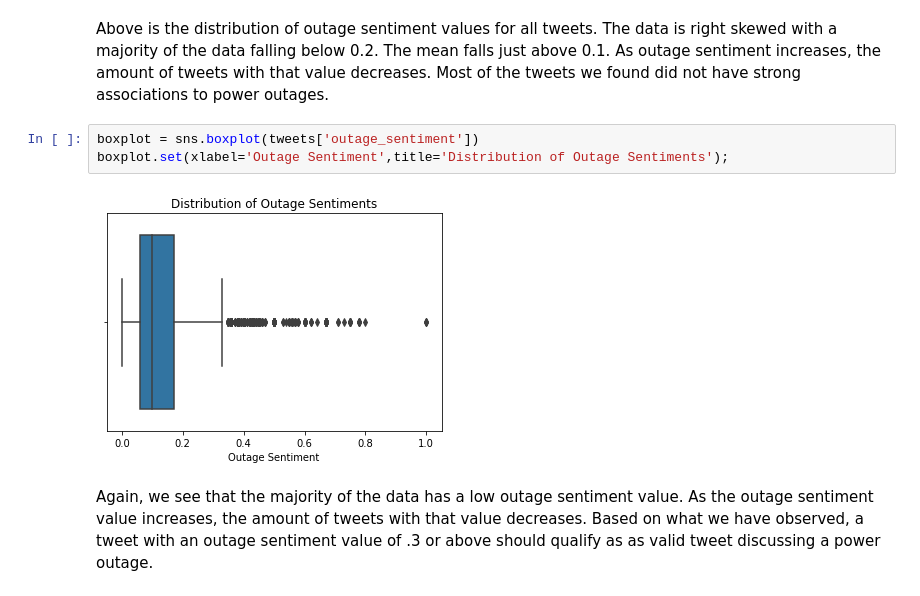
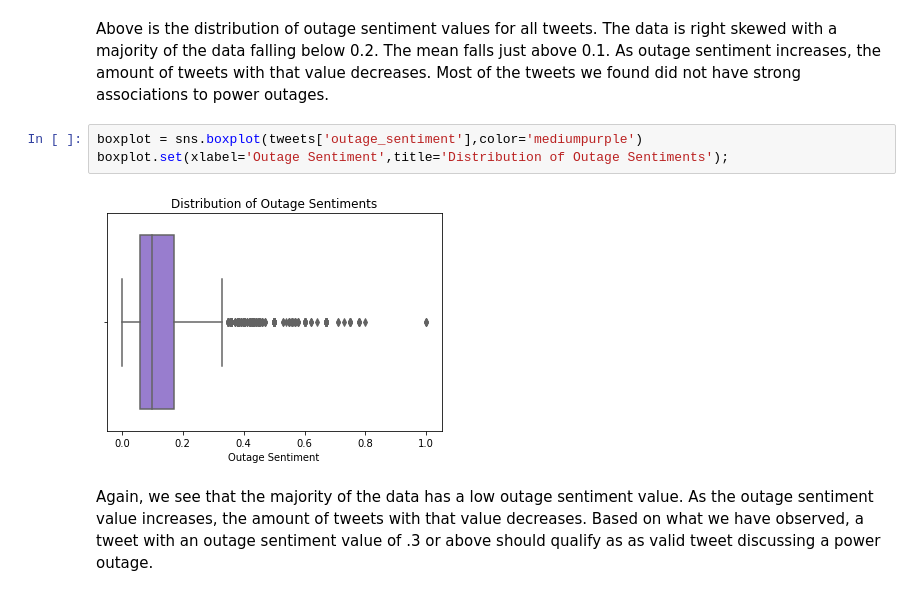
Before and after one commit to dmedellin2/mapping_power_outages, a Jupyter notebook: danielle/03_EDA.ipynb, the cells around one changed output. Cells and saved outputs as stored; diff of their text form.

```diff
--- a/danielle/03_EDA.ipynb
+++ b/danielle/03_EDA.ipynb
@@ -112,9 +126,9 @@ plt.vlines(x=tweets['outage_sentiment'].mean(),ymin=0, ymax=8300,color='blue');
 # %% [markdown]
 Above is the distribution of outage sentiment values for all tweets. The data is right skewed with a majority of the data falling below 0.2. The mean falls just above 0.1. As outage sentiment increases, the amount of tweets with that value decreases. Most of the tweets we found did not have strong associations to power outages.
 # %%
-boxplot = sns.boxplot(tweets['outage_sentiment'])
+boxplot = sns.boxplot(tweets['outage_sentiment'],color='mediumpurple')
 boxplot.set(xlabel='Outage Sentiment',title='Distribution of Outage Sentiments');
 # %% [output]
-[figure, old version]
+[figure, new version]
 # %% [markdown]
 Again, we see that the majority of the data has a low outage sentiment value. As the outage sentiment value increases, the amount of tweets with that value decreases. Based on what we have observed, a tweet with an outage sentiment value of .3 or above should qualify as as valid tweet discussing a power outage.
```
Also changed, not shown: parts of 12 cells of this notebook, 1 other file.
